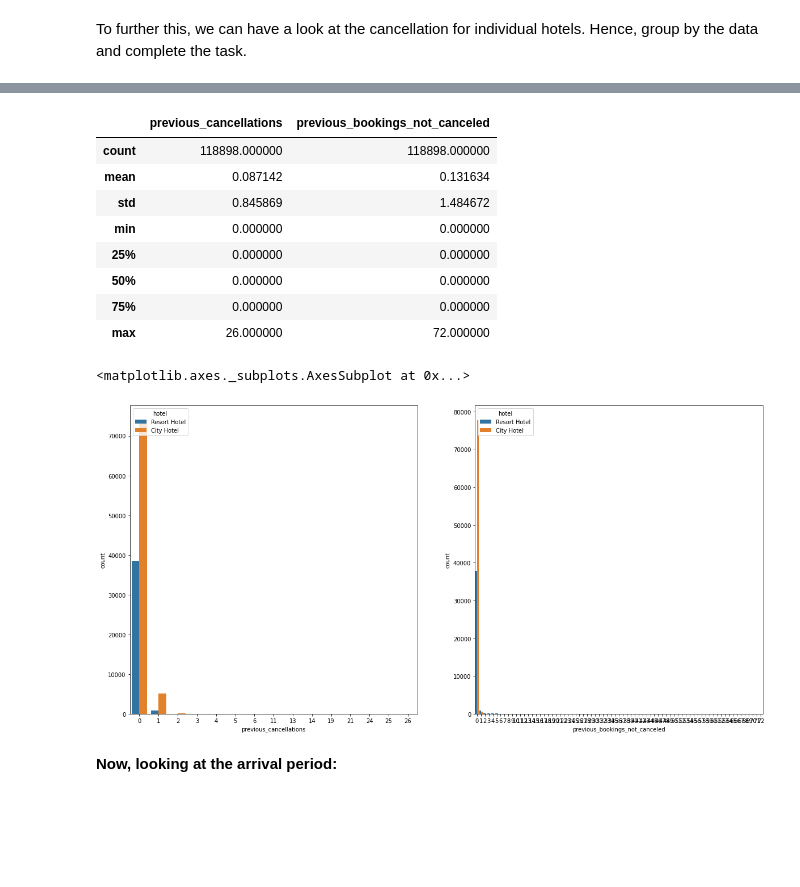
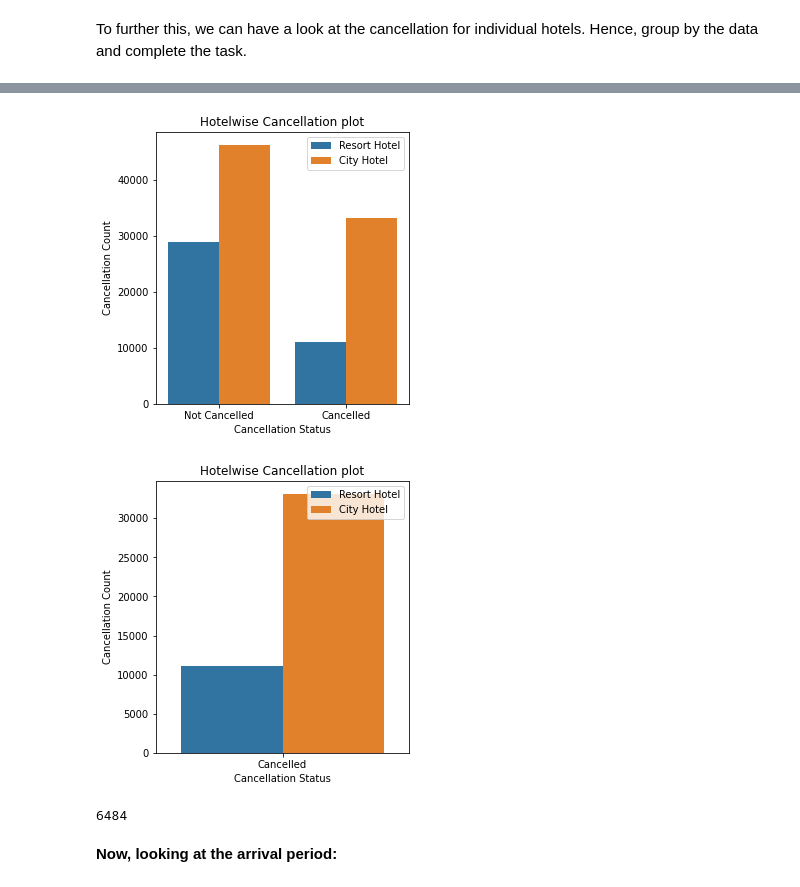
Before and after one commit to V-dit/EDA-hotel-booking-analysis, a Jupyter notebook: Hotel_Booking_Analysis_Final_File.ipynb, the cells around one changed output, grey strips where cells are left out. Saved outputs shown, nothing was run; the diff lists cells and outputs as text; code cells hidden in the pictures; blank space fills up the shorter version.

```diff
--- a/Hotel_Booking_Analysis_Final_File.ipynb
+++ b/Hotel_Booking_Analysis_Final_File.ipynb
@@ -263,7 +265,7 @@ Hotel "Resort Hotel" has got customers visiting from 126 different countries.
 Hotel "City Hotel" has got customers visiting from 167 different countries.
 # %%
 # Plotting the data in pie chart.
-plt.rcParams['figure.figsize'] = 5,5
+fig1 = plt.rcParams['figure.figsize'] = 5,5
 labels = df['hotel'].value_counts().index.tolist()
 values = df['hotel'].value_counts().tolist()
 colors = ['red','cyan']
@@ -299,6 +302,7 @@ countplot(data = df[['hotel','adults']], x = 'adults', hue = 'hotel', title = 'H
 # %%
+# Plot for adults
 df_adults = df.groupby(['hotel'])['adults'].sum()
-plt.rcParams['figure.figsize'] = 20, 5
+fig2 = plt.rcParams['figure.figsize'] = 20,5
 
 plt.subplot(1,3,1)
 countplot(data = df[['hotel','adults']], x = 'adults', hue = 'hotel', title = 'Hotelwise group data of adults booking')
@@ -309,7 +313,7 @@ sns.barplot(x = df_adults.index, y = df_adults.values)
 plt.title('Total adults arrived at individual hotels')
 
 plt.subplot(1,3,3)
-plt.pie(df_adults, labels=df_adults.index, autopct='%1.1f%%',startangle=90)
+plt.pie(df_adults, labels=df_adults.index, autopct='%1.1f%%',startangle=90, textprops={'fontsize': 14})
 plt.title('Percentage of adults arrived at individual hotels')
 plt.show()
 # %% [output]
@@ -376,0 +341,16 @@ plt.legend(loc='upper right')
+# %%
+# Plot for babies
+df_babies = df.groupby(['hotel'])['babies'].sum()
+fig4 = plt.rcParams['figure.figsize'] = 20,5
+plt.subplot(1,3,1)
+countplot(data = df[['hotel','babies']], x = 'babies', hue = 'hotel', title = 'Hotelwise group data of babies booking')
+plt.title('Bookingwise babies count for individual hotels')
+
+plt.subplot(1,3,2)
+sns.barplot(x = df_babies.index, y = df_babies.values)
+plt.title('Total babies arrived at individual hotels')
+
+plt.subplot(1,3,3)
+plt.pie(df_babies, labels=df_babies.index, autopct='%1.1f%%',startangle=90, textprops={'fontsize': 14})
+plt.title('Percentage of babies arrived at individual hotels')
+plt.show()
@@ -395,11 +364,11 @@ From the above graph it is evident that the about 4000+ bookings were cancelled.
 # %%
 # Plotting the pie chart to view percentage of cancellation.
-plt.rcParams['figure.figsize'] = 10,10
-labels = cancellation_data.value_counts().index.tolist()
-sizes = cancellation_data.value_counts().tolist()
+fig5 = plt.rcParams['figure.figsize'] = 5,5
+labels = df['is_canceled'].value_counts().index.tolist()
+plot_values = df['is_canceled'].value_counts().tolist()
 explode = [0,0.1]
 colors = ['lightgreen','yellow']
-plt.pie(sizes, labels = labels, colors=colors, explode = explode, autopct='%1.1f%%',startangle=90, textprops={'fontsize': 14})
+plt.pie(plot_values, labels = labels, colors=colors, explode = explode, autopct='%1.1f%%',startangle=90, textprops={'fontsize': 14})
 # %% [output]
 ([<matplotlib.patches.Wedge at 0x...>,
   <matplotlib.patches.Wedge at 0x...>],
@@ -464,26 +384,24 @@ plt.legend(loc='upper right')
-# %%
-# Previously Cancelled
-a111 = df_nonull[['hotel', 'previous_cancellations', 'previous_bookings_not_canceled']]
-a111.describe()
-# %% [output]
-|  | previous_cancellations | previous_bookings_not_canceled |
-| count | 118898.000000 | 118898.000000 |
-| mean | 0.087142 | 0.131634 |
-| std | 0.845869 | 1.484672 |
-| min | 0.000000 | 0.000000 |
-| 25% | 0.000000 | 0.000000 |
-| 50% | 0.000000 | 0.000000 |
-| 75% | 0.000000 | 0.000000 |
-| max | 26.000000 | 72.000000 |
 # %%
-# Plotting the above data
-plt.figure(figsize=(20,10))
+# Plotting the cancellation
+fig6 = plt.rcParams['figure.figsize'] = 10,5
 plt.subplot(1,2,1)
-sns.countplot(data = a111, x = 'previous_cancellations', hue = 'hotel')
+countplot(data = df[['hotel','is_canceled']], x = 'is_canceled', hue = 'hotel',
+          title = 'Hotelwise Cancellation plot' , x_label = 'Cancellation Status', y_label = 'Cancellation Count',
+          rotate = 0)
+
+new = df[['hotel','is_canceled']].loc[(df[['hotel','is_canceled']] != 'Not Cancelled').all(axis = 1)]
 plt.subplot(1,2,2)
-sns.countplot(data = a111, x = 'previous_bookings_not_canceled', hue = 'hotel')
+countplot(data = new, x = 'is_canceled', hue = 'hotel',
+          title = 'Hotelwise Cancellation plot' , x_label = 'Cancellation Status', y_label = 'Cancellation Count',
+          rotate = 0)
 # %% [output]
-<matplotlib.axes._subplots.AxesSubplot at 0x...>
-[figure, old version]
+[figure, new version]
+[figure, added]
+# %%
+# Previously Cancelled
+total_bookings_cancelled = df[['previous_cancellations']].loc[(df['previous_cancellations'] != 0)].value_counts().sum()
+total_bookings_cancelled
+# %% [output]
+6484
 # %% [markdown]
 **Now, looking at the arrival period:**
```
Also changed, not shown: parts of 48 cells of this notebook.
